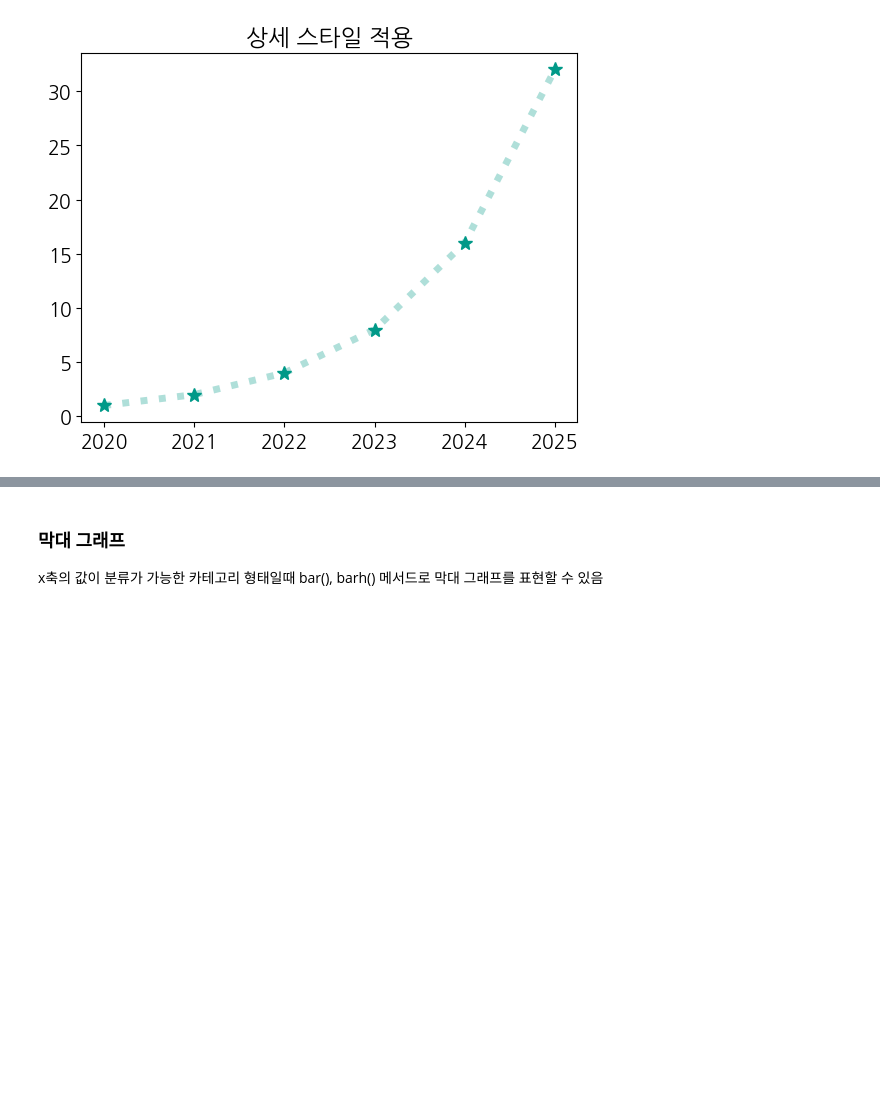
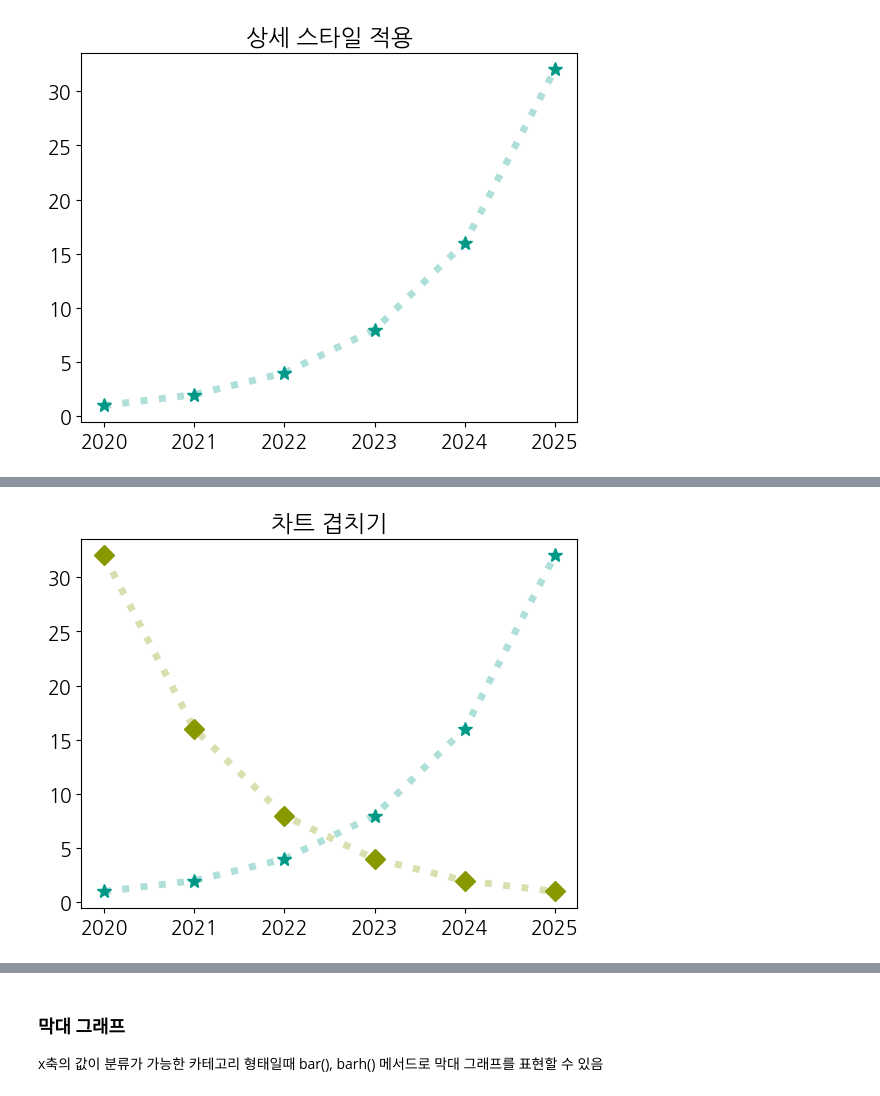
Before and after one commit to rdy2rck/python-20250203, a Jupyter notebook: h_visualize-data.ipynb, the cells around one changed output, grey strips where cells are left out. Saved outputs shown, nothing was run; the diff lists cells and outputs as text; code cells hidden in the pictures; blank space fills up the shorter version.

```diff
--- a/h_visualize-data.ipynb
+++ b/h_visualize-data.ipynb
@@ -123,0 +146,9 @@ plt.ylim(4, 40)
+# %%
+# 그래프 겹쳐 그리기
+# plot() 메서드를 중첩해서 사용하면 데이터를 겹쳐서 표현 가능
+plt.title('차트 겹치기')
+plt.plot(x, data, c='#00998850', lw=5, ls=':', marker='*', ms=10, mfc='#009988')
+plt.plot(x, list(reversed(data)), c='#88990050', lw=5, ls=':', marker='D', ms=10, mfc='#889900')
+plt.show()
+# %% [output]
+[figure, added]
```
Also changed, not shown: parts of 6 cells of this notebook, 3 other files.
